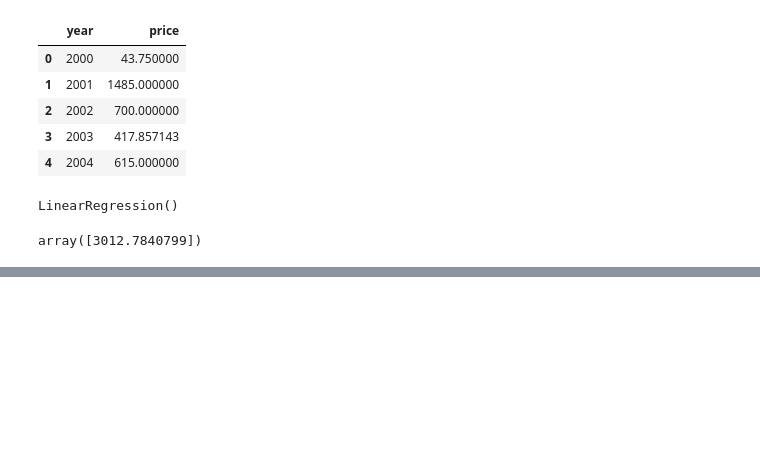
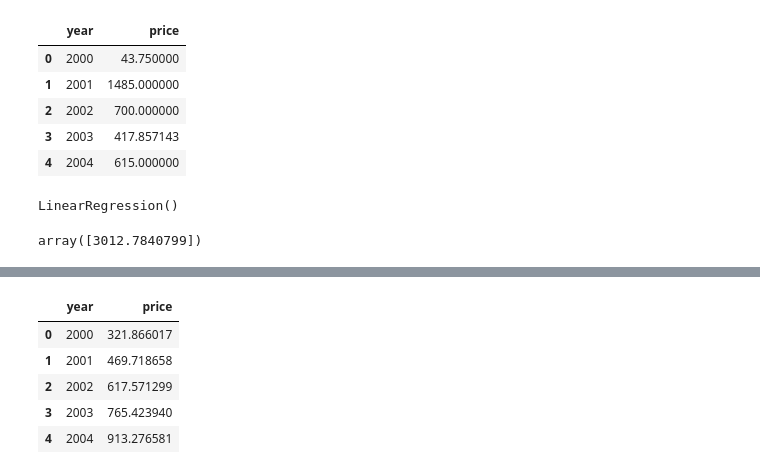
Before and after one commit to 95-sanya-95/MachineLearning, a Jupyter notebook: Linear_regression_single_variable.ipynb, the cells around one changed output, grey strips where cells are left out. Saved outputs shown, nothing was run; the diff lists cells and outputs as text; code cells hidden in the pictures; blank space fills up the shorter version.

```diff
--- a/Linear_regression_single_variable.ipynb
+++ b/Linear_regression_single_variable.ipynb
@@ -80,0 +111,9 @@ array([3012.7840799])
+# %%
+data1.head()
+# %% [output]
+|  | year | price |
+| 0 | 2000 | 321.866017 |
+| 1 | 2001 | 469.718658 |
+| 2 | 2002 | 617.571299 |
+| 3 | 2003 | 765.423940 |
+| 4 | 2004 | 913.276581 |
```
Also changed, not shown: parts of 8 cells of this notebook.
